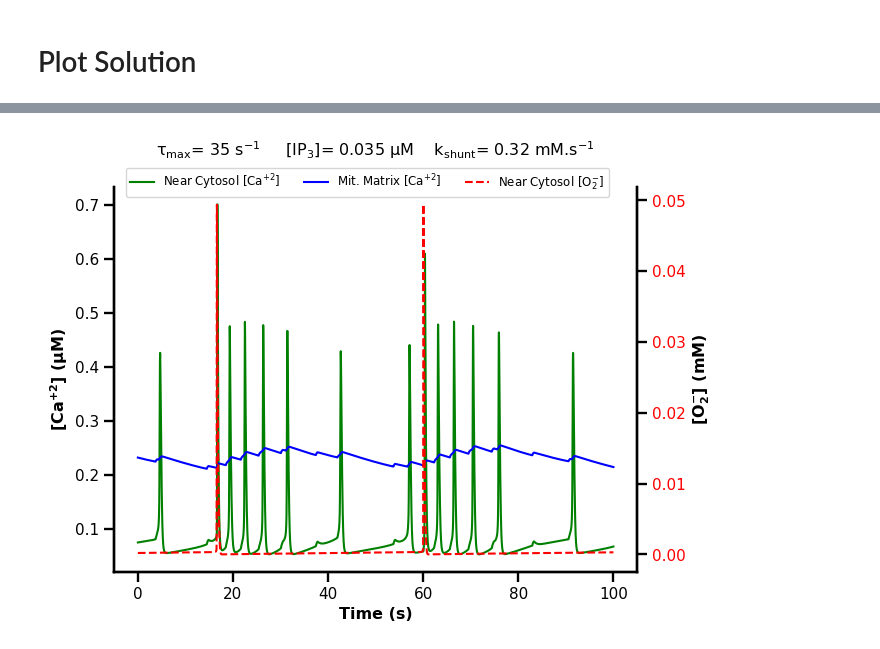
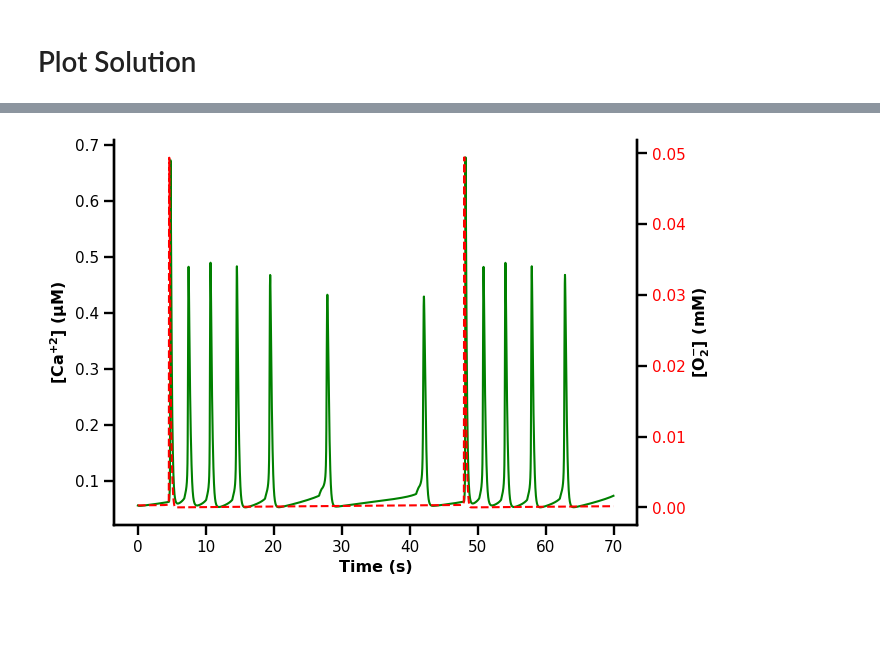
Before and after one commit to Ali-Same-Majandeh/Calcium-Frequency-Modulation, a Jupyter notebook: Model.ipynb, the cells around one changed output, grey strips where cells are left out. Drawn from its saved outputs; the diff is of its cells as text; code cells hidden in the pictures; blank space fills up the shorter version.

```diff
--- a/Model.ipynb
+++ b/Model.ipynb
@@ -52,11 +52,11 @@ k_si_IMAC= 5.5
 
 # Calcium Parameters
 IP3= 0.0351
-W_IP3R= 9.3e3
+W_IP3R= 7e3
 T_max= 35
 K_P_RED= 0.2
 D_Ca= 5
-D_Ca_e= 50
+D_Ca_e= 55
 k_f= 10
 V_SERCA= 1.87
 K_SERCA= 0.2
@@ -148,7 +135,7 @@ k_C_MAM_N, k_C_B_N, k_S_MAM_N, k_S_B_N, k_Ce_B_N
 # Fluxes/Reactions
 # %%
 # SuperOxide
-def J_SHUNT():
+def J_shunt():
         return k_shunt
 
 def J_IMAC(S_X, S_M):
@@ -238,11 +225,11 @@ def T_h(C_X):
 def K_P(OX_X):
     return K_P_RED*(1-g_max*OX_X/(OX_X+G_OX))
 
-def V_OS(S_X, OX_X):
+def V_OX(S_X, OX_X):
     RED_X= 1-OX_X
     return k_OX*RED_X*S_X
 
-def V_RS(OX_X):
+def V_RED(OX_X):
     return k_RED*OX_X / (OX_X + K_RED)
 # %% [markdown]
 # Model Dynamics
@@ -272,7 +259,7 @@ def model(t, y):
     OX_MAM= y[16]
 
 
-    dS_M= J_SHUNT() - J_SODm(S_M) - gama*(1-A_Mit)*(J_IMAC(S_N, S_M)) - gama/delta*A_Mit*(J_IMAC(S_MAM, S_M))
+    dS_M= J_shunt() - J_SODm(S_M) - gama*(1-A_Mit)*(J_IMAC(S_N, S_M)) - gama/delta*A_Mit*(J_IMAC(S_MAM, S_M))
     dS_MAM= A_Mit*(J_IMAC(S_MAM, S_M)) - J_SODc(S_MAM) - delta*(J_S_MAM_N(S_MAM, S_N))
     dS_N= (1-A_Mit)*(J_IMAC(S_N, S_M)) - J_SODc(S_N) + J_S_MAM_N(S_MAM, S_N) + J_S_B_N(S_B, S_N)
     dS_B= -J_SODc(S_B) -alpha*(J_S_B_N(S_B, S_N))
@@ -289,9 +276,9 @@ def model(t, y):
     dh_N= (h_a(C_N)-h_N)/T_h(C_N)
     dh_MAM= (h_a(C_MAM)-h_MAM)/T_h(C_MAM)
 
-    dOX_B= V_OS(S_B, OX_B) - V_RS(OX_B)
-    dRED_N= V_OS(S_N, OX_N) - V_RS(OX_N)
-    dRED_MAM= V_OS(S_MAM, OX_MAM) - V_RS(OX_MAM)
+    dOX_B= V_OX(S_B, OX_B) - V_RED(OX_B)
+    dRED_N= V_OX(S_N, OX_N) - V_RED(OX_N)
+    dRED_MAM= V_OX(S_MAM, OX_MAM) - V_RED(OX_MAM)
 
     return [dS_M, dS_MAM, dS_N, dS_B, dSi, dC_B, dCe_B, dC_N, dCe_N, dC_MAM, dC_M, dh_B, dh_N, dh_MAM, dOX_B, dRED_N, dRED_MAM]
 # %% [markdown]
@@ -341,47 +318,37 @@ plt.plot(z.t, z.y[0])
 # %%
-ts= 200*100
-te= 300*100
+ts= 212*100
+te= 282*100
 le= te-ts
 st= 0
 dt= 0.01
 en= (te-ts-1)*dt
 t= np.linspace(st, en, le)
 
-plt.rcParams['mathtext.default'] = 'regular'  # فعال‌سازی mathtext معمولی
-plt.rcParams['mathtext.fontset'] = 'stix'  # انتخاب فونت سازگار با توان و اندیس
+plt.rcParams['mathtext.default'] = 'regular'
+plt.rcParams['mathtext.fontset'] = 'stix'
 plt.rcParams['axes.linewidth']= 1.7
-
-
-select_kshunt, select_IP3= 0.32, 0.035
 
 i= z.y[7]
 j= z.y[10]
-# k= sol_real['Sol']['RED_N']
-# l= sol_max['Sol']['RED_N']
 m= z.y[2]
 h= 5
 size= (h*1.35, h)
 fig, ax1 = plt.subplots(figsize=size)
 line1, =ax1.plot(t, i[ts:te], color= 'Green', label= r'Near Cytosol [Ca$^{+2}$]')
-line2, =ax1.plot(t, j[ts:te], color= 'Blue', label= r'Mit. Matrix [Ca$^{+2}$]')
 ax1.set_ylabel(r'[Ca$^{+2}$] (μM)', fontsize=11.5, fontweight='bold')
 
 ax2= ax1.twinx()
 line3,= ax2.plot(t, m[ts:te], color= 'Red', linestyle= '--', label= r'Near Cytosol [$O_2^{-}$]')
 ax2.set_ylabel(r'[$O_2^{-}$] (mM)', fontsize=11.5, fontweight='bold')
 ax2.tick_params(axis='y', labelcolor='r')
-# ax2.set_yscale('log')
 
-fig.legend(handles=[line1, line2, line3], bbox_to_anchor=(0.5, 0.93), loc='upper center', ncol=3, prop={'size': 8.5})
 ax1.spines[['top',]].set_visible(False)
 ax2.spines[['top',]].set_visible(False)
 ax1.tick_params(axis='both', which='major', labelsize=11, width=1.7, length=7)
 ax2.tick_params(axis='both', which='major', labelsize=11, width=1.7, length=7)
 ax1.set_xlabel(r'Time (s)', fontsize=11.5, fontweight='bold')
-ax1.set_title(r'$τ_{max}$= 35 s$^{-1}$     [$IP_3$]= 0.035 μM    $k_{shunt}$= 0.32 mM.s$^{-1}$', fontsize=11.5, y= 1.06)#, fontweight='bold', y= 1.06)
 
-# fig.savefig('Osc_kshunt_Vs_IP3_Cal_TimeSerie.png', bbox_inches='tight', dpi=600)
-# fig.savefig('Osc_kshunt_Vs_IP3_Kp_TimeSerie.png', bbox_inches='tight', dpi=600)
+plt.savefig('Simulation_Output.png', dpi= 300, bbox_inches= 'tight')
 plt.show()
 # %% [output]
-[figure, old version]
+[figure, new version]
```
Also changed, not shown: parts of 5 cells of this notebook, 1 other file.
